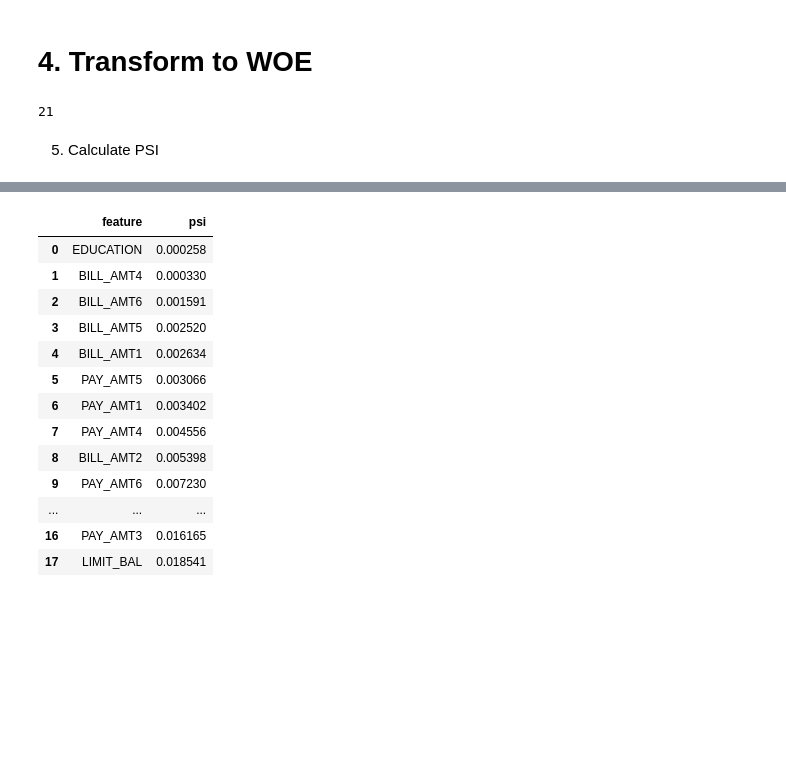
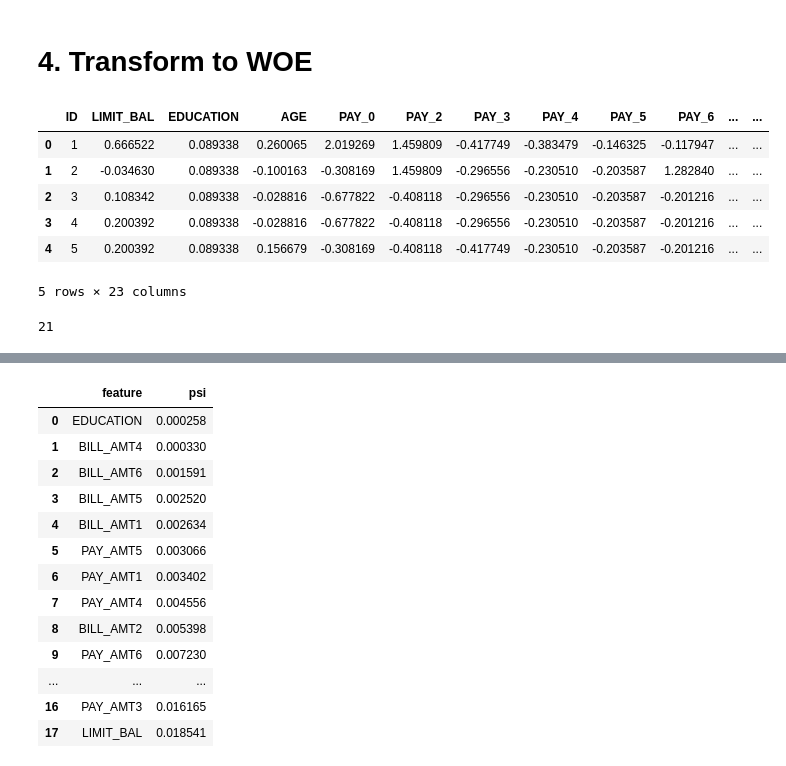
Before and after one commit to BruceYanghy/End-to-End-Guide-to-Building-a-Credit-Scorecard-Using-Machine-Learning, a Jupyter notebook: End-to-End-Guide-to-Building-a-Credit-Scorecard-Using-Machine-Learning.ipynb, the cells around one changed output, grey strips where cells are left out. Cells and saved outputs as stored; diff of their text form; code cells hidden in the pictures; blank space fills up the shorter version.

```diff
--- a/End-to-End-Guide-to-Building-a-Credit-Scorecard-Using-Machine-Learning.ipynb
+++ b/End-to-End-Guide-to-Building-a-Credit-Scorecard-Using-Machine-Learning.ipynb
@@ -316,10 +379,22 @@ Name: PAY_0, dtype: float64
 # %%
 ##转化成WOE映射
 t=toad.transform.WOETransformer()
-train_woe = t.fit_transform(train_selected_bin,
-                                train_selected_bin['label'],
-                                exclude=exclude_list)
+#transform training set
+train_woe = t.fit_transform(X=train_selected_bin,
+                            y=train_selected_bin['label'],
+                            exclude=exclude_list)
+#transform testing set
 test_woe = t.transform(test_bin)
+# %%
+train_woe.head()
+# %% [output]
+|  | ID | LIMIT_BAL | EDUCATION | AGE | PAY_0 | PAY_2 | PAY_3 | PAY_4 | PAY_5 | PAY_6 | ... | ... |
+| 0 | 1 | 0.666522 | 0.089338 | 0.260065 | 2.019269 | 1.459809 | -0.417749 | -0.383479 | -0.146325 | -0.117947 | ... | ... |
+| 1 | 2 | -0.034630 | 0.089338 | -0.100163 | -0.308169 | 1.459809 | -0.296556 | -0.230510 | -0.203587 | 1.282840 | ... | ... |
+| 2 | 3 | 0.108342 | 0.089338 | -0.028816 | -0.677822 | -0.408118 | -0.296556 | -0.230510 | -0.203587 | -0.201216 | ... | ... |
+| 3 | 4 | 0.200392 | 0.089338 | -0.028816 | -0.677822 | -0.408118 | -0.296556 | -0.230510 | -0.203587 | -0.201216 | ... | ... |
+| 4 | 5 | 0.200392 | 0.089338 | 0.156679 | -0.308169 | -0.408118 | -0.417749 | -0.230510 | -0.203587 | -0.201216 | ... | ... |
+5 rows × 23 columns
 # %%
 final_data_woe = pd.concat([train_woe,test_woe])
 # %%
@@ -332,5 +407,3 @@ features_use = [feat for feat in final_data_woe.columns if feat not in exclude_l
 len(features_use)
 # %% [output]
 21
-# %% [markdown]
-5. Calculate PSI
```
Also changed, not shown: parts of 36 cells of this notebook.
